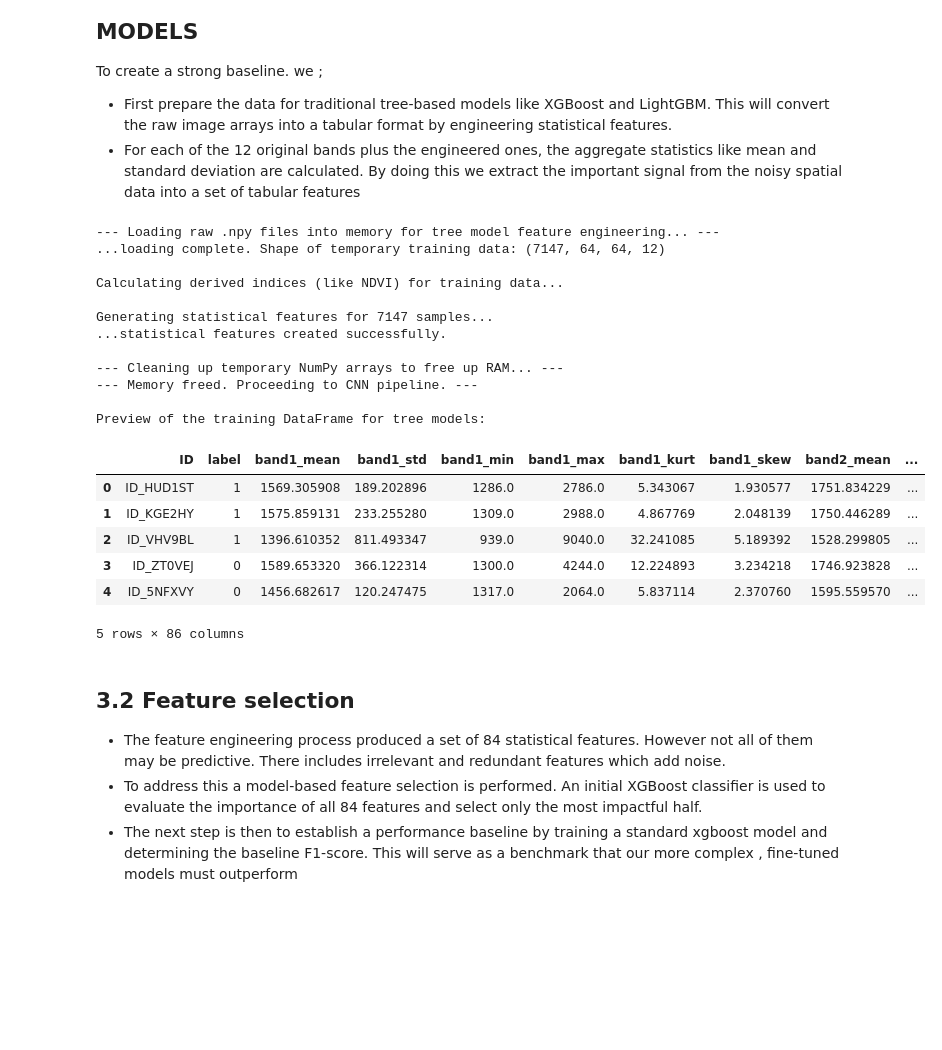
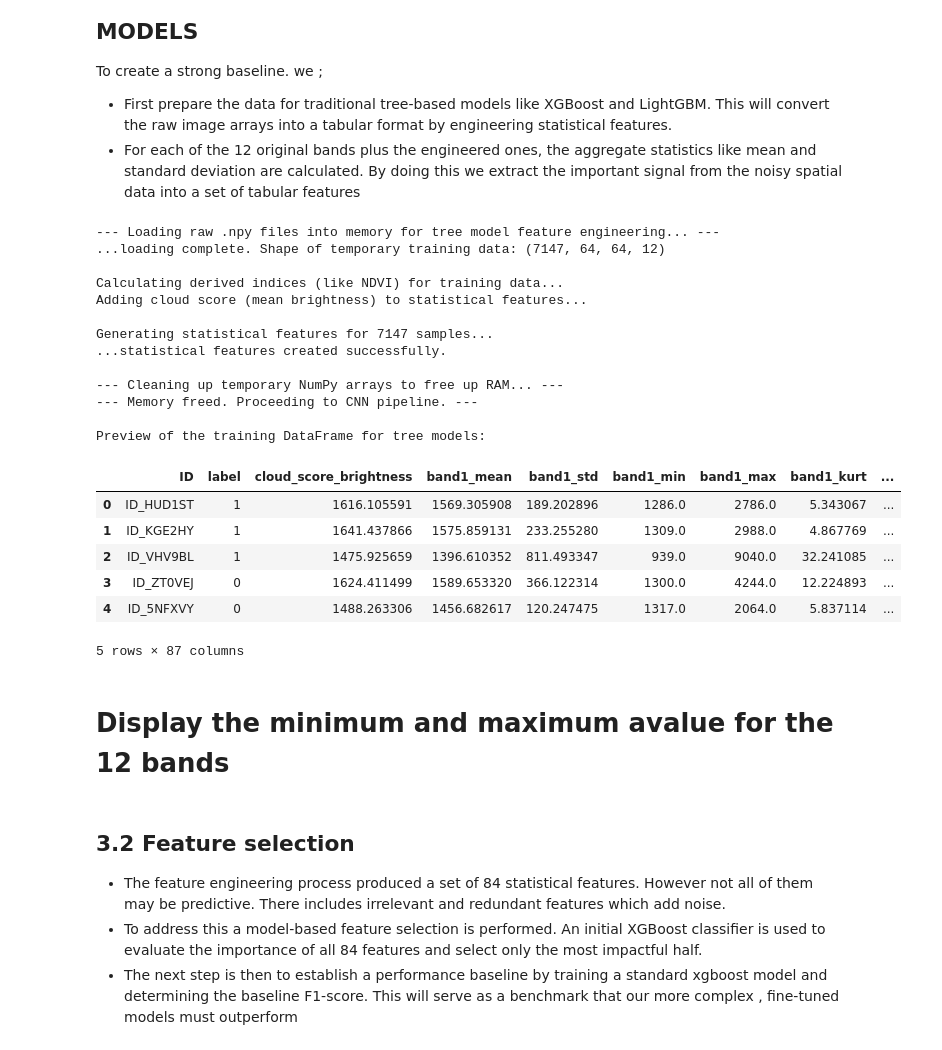
Before and after one commit to Klisters-design/Landslide-Classification, a Jupyter notebook: LandslideDetection.ipynb, the cells around one changed output. Cells and saved outputs as stored; diff of their text form; code cells hidden in the pictures; blank space fills up the shorter version.

```diff
--- a/LandslideDetection.ipynb
+++ b/LandslideDetection.ipynb
@@ -123,7 +127,7 @@ Libraries imported successfully.
 class Config:
 
     USE_CROSS_VALIDATION = False
-    USE_FULL_DATASET = False
+    USE_FULL_DATASET = True
     USE_MULTI_GPU = True
     ENABLE_FINE_TUNING = True
     SAMPLE_FRACTION = 0.50
@@ -131,11 +135,11 @@ class Config:
     BATCH_SIZE = 128
     IMAGE_SIZE = (64, 64)
     TARGET_SIZE = (224, 224)
-    N_CHANNELS = 14
+    N_CHANNELS = 15
 
     #  TRAINING HYPERPARAMETERS
     EPOCHS_PHASE_1 = 80
-    EPOCHS_PHASE_2 = 20
+    EPOCHS_PHASE_2 = 50
     LEARNING_RATE_PHASE_1 = 1e-3 #1e-4 #1e-3  #5e-4
     LEARNING_RATE_PHASE_2 = 3e-5
 
@@ -513,6 +519,11 @@ def create_statistical_features_df(df, image_features_array):
     """Calculates aggregate statistics for each channel."""
     stats_df = df.copy()
     band_names = [f'band{i+1}' for i in range(12)] + ['ndvi', 'ndwi']
+    # Calculate the mean brightness across RGB channels for each image
+    # The input `image_features_array` contains the original 12 bands first.
+    print("Adding cloud score (mean brightness) to statistical features...")
+    rgb_data = image_features_array[:, :, :, :3]
+    stats_df['cloud_score_brightness'] = np.mean(rgb_data, axis=(1, 2, 3))
     print(f"\nGenerating statistical features for {len(stats_df)} samples...")
     for i, name in enumerate(band_names):
         channel_data = image_features_array[:, :, :, i]
@@ -525,40 +536,43 @@ def create_statistical_features_df(df, image_features_array):
     print("...statistical features created successfully.")
     return stats_df
 
 # Create the final tabular DataFrame for your tree models
 training_df_stats = create_statistical_features_df(full_train_df, X_train_with_indices)
 
 # --- Step 3: IMPORTANT - Clean up memory ---
 print("\n--- Cleaning up temporary NumPy arrays to free up RAM... ---")
 del X_train_npy_temp
 del X_train_with_indices
 import gc
 gc.collect()
 print("--- Memory freed. Proceeding to CNN pipeline. ---")
 
 # Display a preview
 print("\nPreview of the training DataFrame for tree models:")
 display(training_df_stats.head())
 # %% [output]
 --- Loading raw .npy files into memory for tree model feature engineering... ---
 ...loading complete. Shape of temporary training data: (7147, 64, 64, 12)
 
 Calculating derived indices (like NDVI) for training data...
+Adding cloud score (mean brightness) to statistical features...
 
 Generating statistical features for 7147 samples...
 ...statistical features created successfully.
 
 --- Cleaning up temporary NumPy arrays to free up RAM... ---
 --- Memory freed. Proceeding to CNN pipeline. ---
 
 Preview of the training DataFrame for tree models:
-|  | ID | label | band1_mean | band1_std | band1_min | band1_max | band1_kurt | band1_skew | band2_mean | ... |
-| 0 | ID_HUD1ST | 1 | 1569.305908 | 189.202896 | 1286.0 | 2786.0 | 5.343067 | 1.930577 | 1751.834229 | ... |
-| 1 | ID_KGE2HY | 1 | 1575.859131 | 233.255280 | 1309.0 | 2988.0 | 4.867769 | 2.048139 | 1750.446289 | ... |
-| 2 | ID_VHV9BL | 1 | 1396.610352 | 811.493347 | 939.0 | 9040.0 | 32.241085 | 5.189392 | 1528.299805 | ... |
-| 3 | ID_ZT0VEJ | 0 | 1589.653320 | 366.122314 | 1300.0 | 4244.0 | 12.224893 | 3.234218 | 1746.923828 | ... |
-| 4 | ID_5NFXVY | 0 | 1456.682617 | 120.247475 | 1317.0 | 2064.0 | 5.837114 | 2.370760 | 1595.559570 | ... |
+|  | ID | label | cloud_score_brightness | band1_mean | band1_std | band1_min | band1_max | band1_kurt | ... |
+| 0 | ID_HUD1ST | 1 | 1616.105591 | 1569.305908 | 189.202896 | 1286.0 | 2786.0 | 5.343067 | ... |
+| 1 | ID_KGE2HY | 1 | 1641.437866 | 1575.859131 | 233.255280 | 1309.0 | 2988.0 | 4.867769 | ... |
+| 2 | ID_VHV9BL | 1 | 1475.925659 | 1396.610352 | 811.493347 | 939.0 | 9040.0 | 32.241085 | ... |
+| 3 | ID_ZT0VEJ | 0 | 1624.411499 | 1589.653320 | 366.122314 | 1300.0 | 4244.0 | 12.224893 | ... |
+| 4 | ID_5NFXVY | 0 | 1488.263306 | 1456.682617 | 120.247475 | 1317.0 | 2064.0 | 5.837114 | ... |
-5 rows × 86 columns
+5 rows × 87 columns
+# %% [markdown]
+# Display the minimum and maximum avalue for the 12 bands
 # %% [markdown]
 ## 3.2 Feature selection
 - The feature engineering process produced a set of 84 statistical features. However not all of them may be predictive. There includes irrelevant and redundant features which add noise.
```
Also changed, not shown: parts of 25 cells of this notebook.
